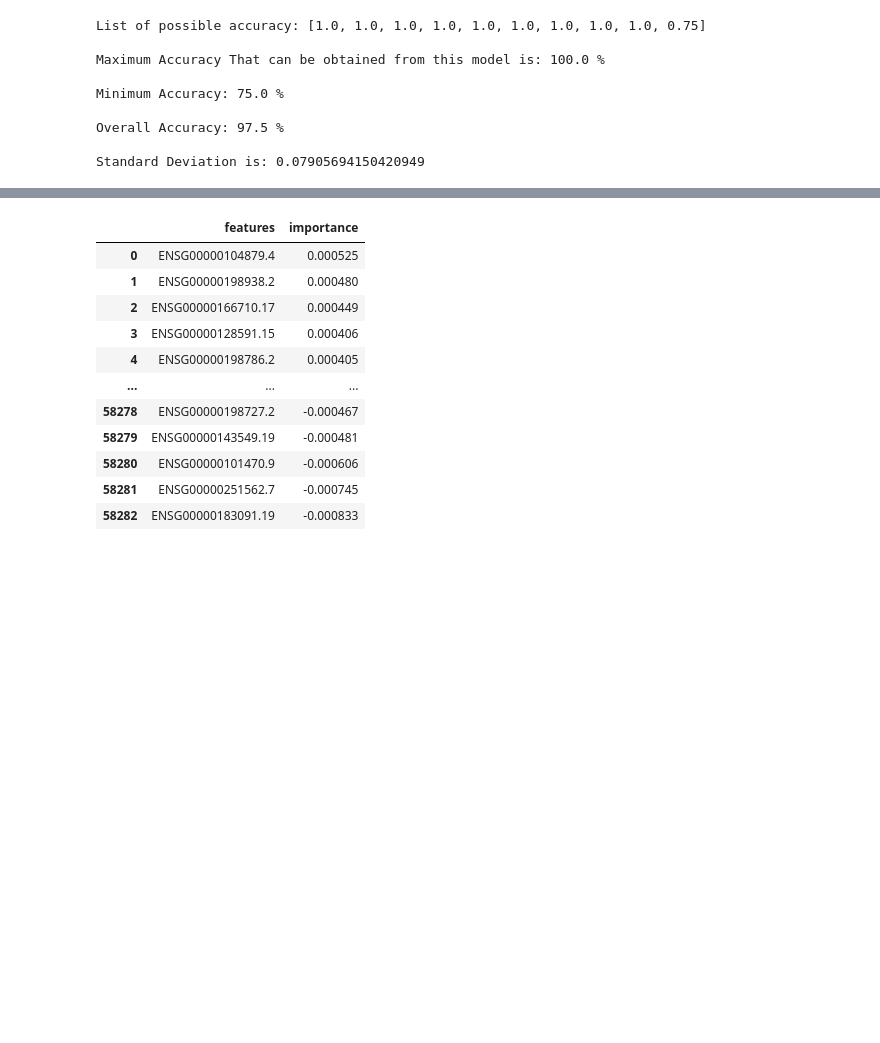
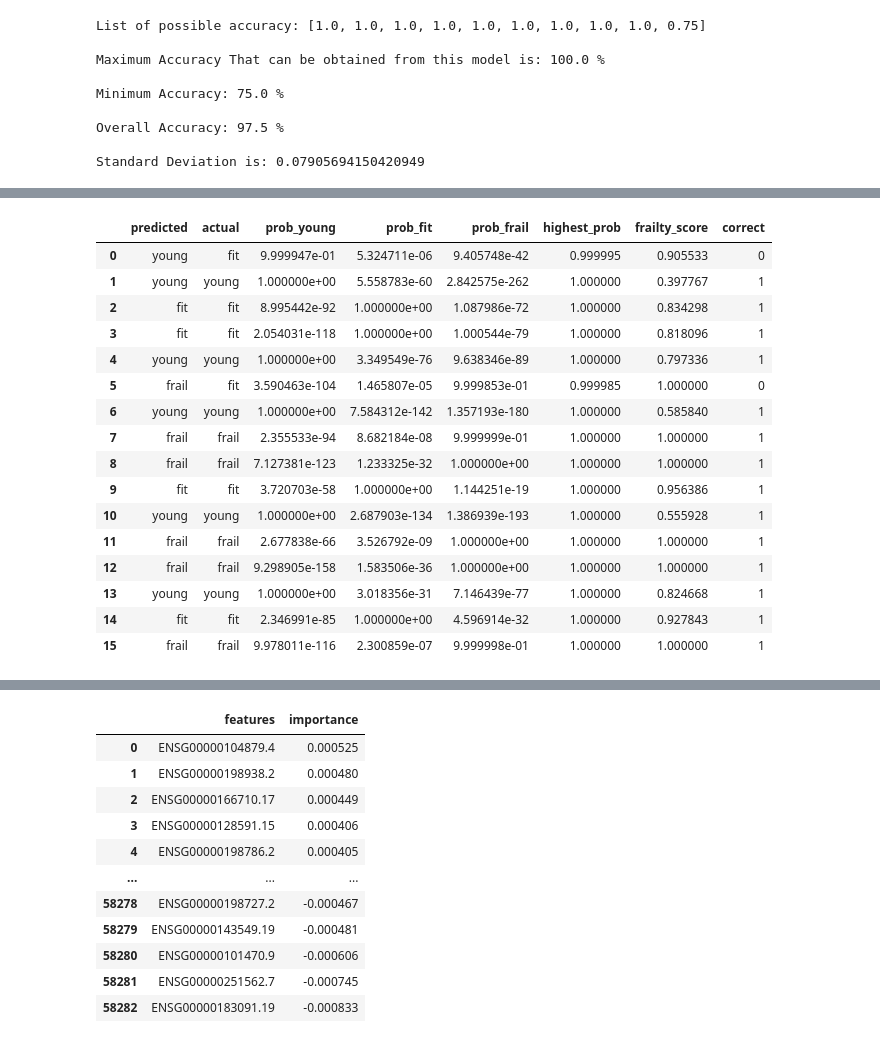
Before and after one commit to shehbeel/frailty-clinical-model, a Jupyter notebook: analyses/01-frailty-modeling/01-frailty-ml-model.ipynb, the cells around one changed output, grey strips where cells are left out. Cells and saved outputs as stored; diff of their text form; code cells hidden in the pictures; blank space fills up the shorter version.

```diff
--- a/analyses/01-frailty-modeling/01-frailty-ml-model.ipynb
+++ b/analyses/01-frailty-modeling/01-frailty-ml-model.ipynb
@@ -249,10 +229,41 @@ len(X_test)
 # %%
+# Extract prediction probabilities and build frailty score model
 prob_fit = []
 prob_frail = []
 prob_young = []
 frailty_score = []
 for i in range(len(X_test)):
     prob_fit.append(lr.predict_proba(X_test)[i][0])
     prob_frail.append(lr.predict_proba(X_test)[i][1])
     prob_young.append(lr.predict_proba(X_test)[i][2])
-    frailty_score.append(lr.predict_log_proba(X_test)[i][1])
+    frailty_score.append(1+lr.predict_log_proba(X_test)[i][1]/1000)
+
+# Display results as table
+results_df = pd.DataFrame()
+results_df['predicted'] = list(y_pred)
+results_df['actual'] = list(y_test)
+results_df['prob_young'] = prob_young
+results_df['prob_fit'] = prob_fit
+results_df['prob_frail'] = prob_frail
+results_df['highest_prob'] = results_df[['prob_young', 'prob_fit', 'prob_frail']].max(axis=1)
+results_df['frailty_score'] = frailty_score
+results_df['correct'] = (results_df['predicted'] == results_df['actual']).astype(int)
+results_df
+# %% [output]
+|  | predicted | actual | prob_young | prob_fit | prob_frail | highest_prob | frailty_score | correct |
+| 0 | young | fit | 9.999947e-01 | 5.324711e-06 | 9.405748e-42 | 0.999995 | 0.905533 | 0 |
+| 1 | young | young | 1.000000e+00 | 5.558783e-60 | 2.842575e-262 | 1.000000 | 0.397767 | 1 |
+| 2 | fit | fit | 8.995442e-92 | 1.000000e+00 | 1.087986e-72 | 1.000000 | 0.834298 | 1 |
+| 3 | fit | fit | 2.054031e-118 | 1.000000e+00 | 1.000544e-79 | 1.000000 | 0.818096 | 1 |
+| 4 | young | young | 1.000000e+00 | 3.349549e-76 | 9.638346e-89 | 1.000000 | 0.797336 | 1 |
+| 5 | frail | fit | 3.590463e-104 | 1.465807e-05 | 9.999853e-01 | 0.999985 | 1.000000 | 0 |
+| 6 | young | young | 1.000000e+00 | 7.584312e-142 | 1.357193e-180 | 1.000000 | 0.585840 | 1 |
+| 7 | frail | frail | 2.355533e-94 | 8.682184e-08 | 9.999999e-01 | 1.000000 | 1.000000 | 1 |
+| 8 | frail | frail | 7.127381e-123 | 1.233325e-32 | 1.000000e+00 | 1.000000 | 1.000000 | 1 |
+| 9 | fit | fit | 3.720703e-58 | 1.000000e+00 | 1.144251e-19 | 1.000000 | 0.956386 | 1 |
+| 10 | young | young | 1.000000e+00 | 2.687903e-134 | 1.386939e-193 | 1.000000 | 0.555928 | 1 |
+| 11 | frail | frail | 2.677838e-66 | 3.526792e-09 | 1.000000e+00 | 1.000000 | 1.000000 | 1 |
+| 12 | frail | frail | 9.298905e-158 | 1.583506e-36 | 1.000000e+00 | 1.000000 | 1.000000 | 1 |
+| 13 | young | young | 1.000000e+00 | 3.018356e-31 | 7.146439e-77 | 1.000000 | 0.824668 | 1 |
+| 14 | fit | fit | 2.346991e-85 | 1.000000e+00 | 4.596914e-32 | 1.000000 | 0.927843 | 1 |
+| 15 | frail | frail | 9.978011e-116 | 2.300859e-07 | 9.999998e-01 | 1.000000 | 1.000000 | 1 |
```
Also changed, not shown: parts of 17 cells of this notebook.
